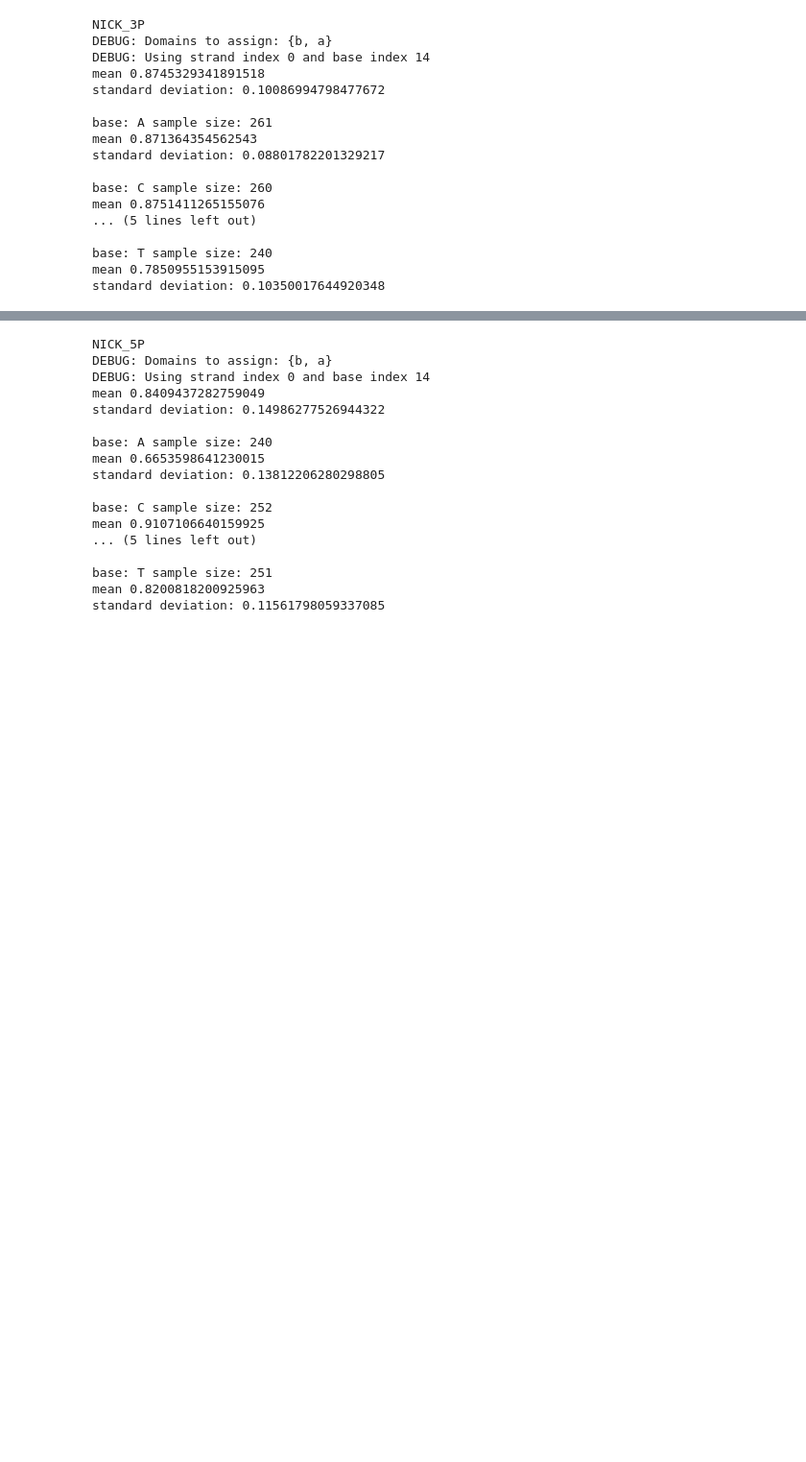
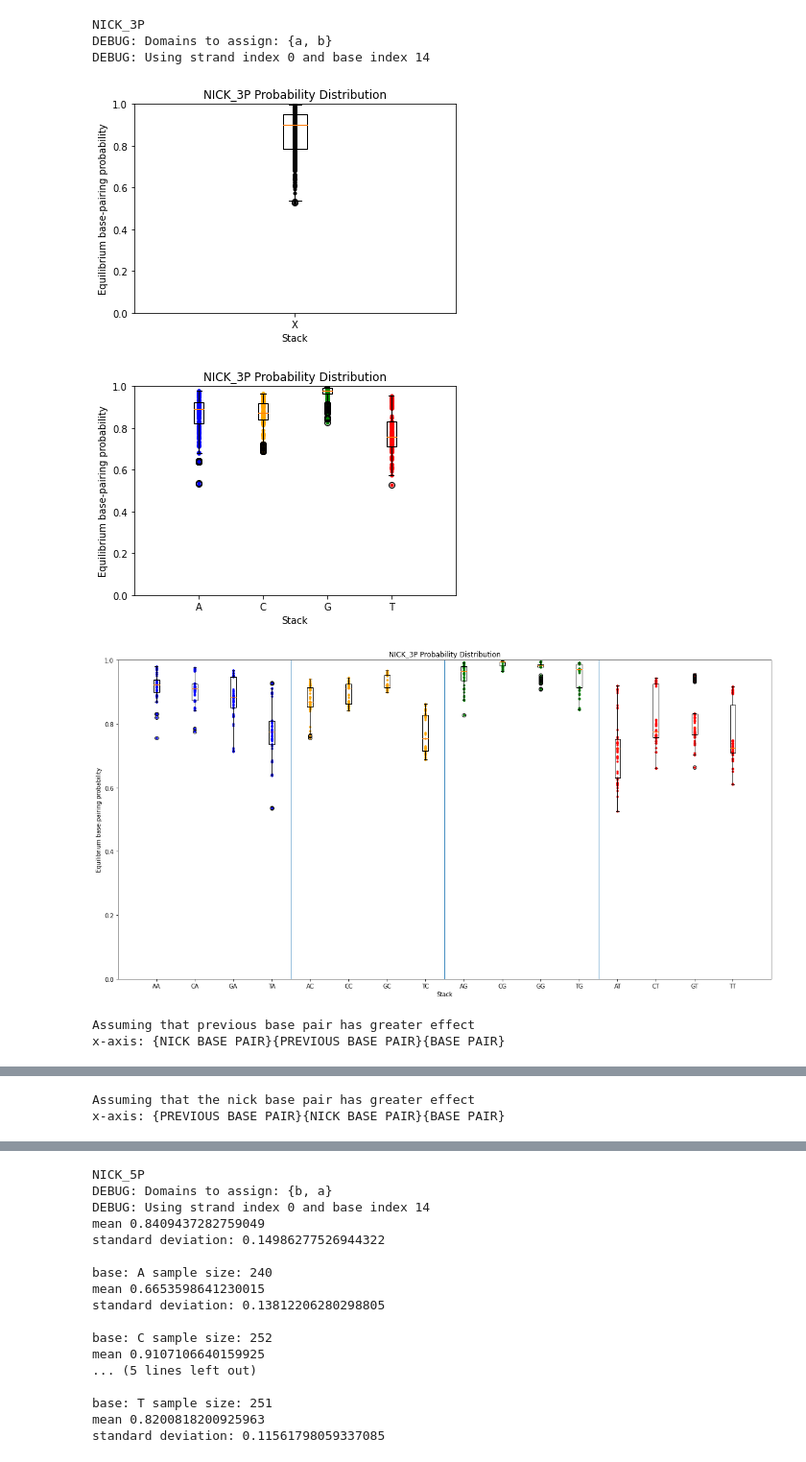
Before and after one commit to UC-Davis-molecular-computing/nuad, a Jupyter notebook: base_pair_probability.ipynb, the cells around one changed output, grey strips where cells are left out. Shown at 96% size. Saved outputs shown, nothing was run; the diff lists cells and outputs as text; code cells hidden in the pictures; blank space fills up the shorter version.

```diff
--- a/base_pair_probability.ipynb
+++ b/base_pair_probability.ipynb
@@ -184,46 +298,61 @@ standard deviation: 0.02822973808321057
 # %%
 print('NICK_3P')
 #                       a      b
 #                     0  14 15  29
 #                     |   |  |   |
 #                    [----->[----->
 #                     |||||  |||||
 #                    <-----##-----]
 #                     |   |  |   |
 #                     59 45  44  30
 #                       a*    b*
 #                         ^
 #                         |
 #                     base pair
 top_strand_left = dc.Strand(['a'], name='top strand left')
 top_strand_right = dc.Strand(['b'], name='top strand right')
 bot_strand = dc.Strand(['b*', 'a*'], name='bot strand')
 strands = (top_strand_left, top_strand_right, bot_strand)
 
-nick_3p_bpps, nick_3p_bpps_by_base = nupack_base_pair_probabilities(strands, 14, 45)
-summarize_bpps(nick_3p_bpps)
-summarize_bpps_by_base(nick_3p_bpps_by_base)
+# Get surrounding base pairs
+addresses = [
+    StrandBaseAddress(1, 0),
+    StrandBaseAddress(0, 13),
+    StrandBaseAddress(0, 14),
+]
+query_nick_less_priorty = BasePairQuery('NICK_3P', addresses)
+
+addresses = [
+    StrandBaseAddress(0, 13),
+    StrandBaseAddress(1, 0),
+    StrandBaseAddress(0, 14),
+]
+query_nick_more_priorty = BasePairQuery('NICK_3P', addresses)
+
+nick_3p_bppr = nupack_base_pair_probabilities(strands, 14, 45, 'NICK_3P', [query_nick_less_priorty, query_nick_more_priorty])
+# summarize_bpps(nick_3p_bpps)
+# summarize_bpps_by_base(nick_3p_bpps_by_base)
+nick_3p_bppr.plot_all()
 
 # Test if swapping base index leads to consistent results
 # Expected: Means and Standard deviations for A and T should swap as should G and C
 # nick_3p_bpps, nick_3p_bpps_by_base = nupack_base_pair_probabilities(strands, 45, 14)
 # summarize_bpps(nick_3p_bpps)
 # summarize_bpps_by_base(nick_3p_bpps_by_base)
+
+# Plot surrounding query
+print('Assuming that previous base pair has greater effect')
+print('x-axis: {NICK BASE PAIR}{PREVIOUS BASE PAIR}{BASE PAIR}')
+nick_3p_surrrounding_base_pairs_query.plot()
+print('Assuming that the nick base pair has greater effect')
+print('x-axis: {PREVIOUS BASE PAIR}{NICK BASE PAIR}{BASE PAIR}')
+nick_3p_surrrounding_base_pairs_query_nick_first.plot()
 # %% [output]
 NICK_3P
-DEBUG: Domains to assign: {b, a}
+DEBUG: Domains to assign: {a, b}
 DEBUG: Using strand index 0 and base index 14
-mean 0.8745329341891518
-standard deviation: 0.10086994798477672
-
-base: A sample size: 261
-mean 0.871364354562543
-standard deviation: 0.08801782201329217
-
-base: C sample size: 260
-mean 0.8751411265155076
-... (5 lines left out)
-
-base: T sample size: 240
-mean 0.7850955153915095
-standard deviation: 0.10350017644920348
+[figure, added]
+[figure, added]
+[figure, added]
+Assuming that previous base pair has greater effect
+x-axis: {NICK BASE PAIR}{PREVIOUS BASE PAIR}{BASE PAIR}
@@ -229,0 +360,2 @@ standard deviation: 0.10350017644920348
+Assuming that the nick base pair has greater effect
+x-axis: {PREVIOUS BASE PAIR}{NICK BASE PAIR}{BASE PAIR}
```
Also changed, not shown: parts of 18 cells of this notebook.
